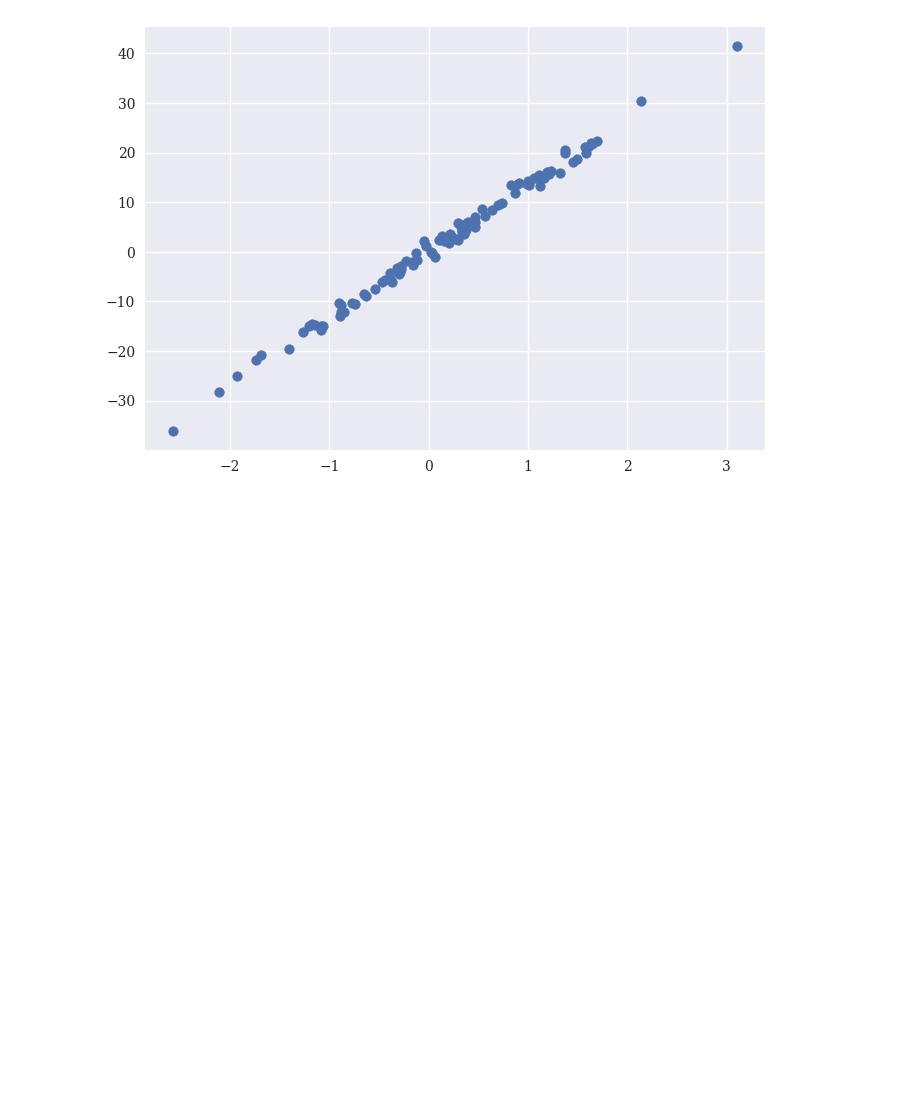
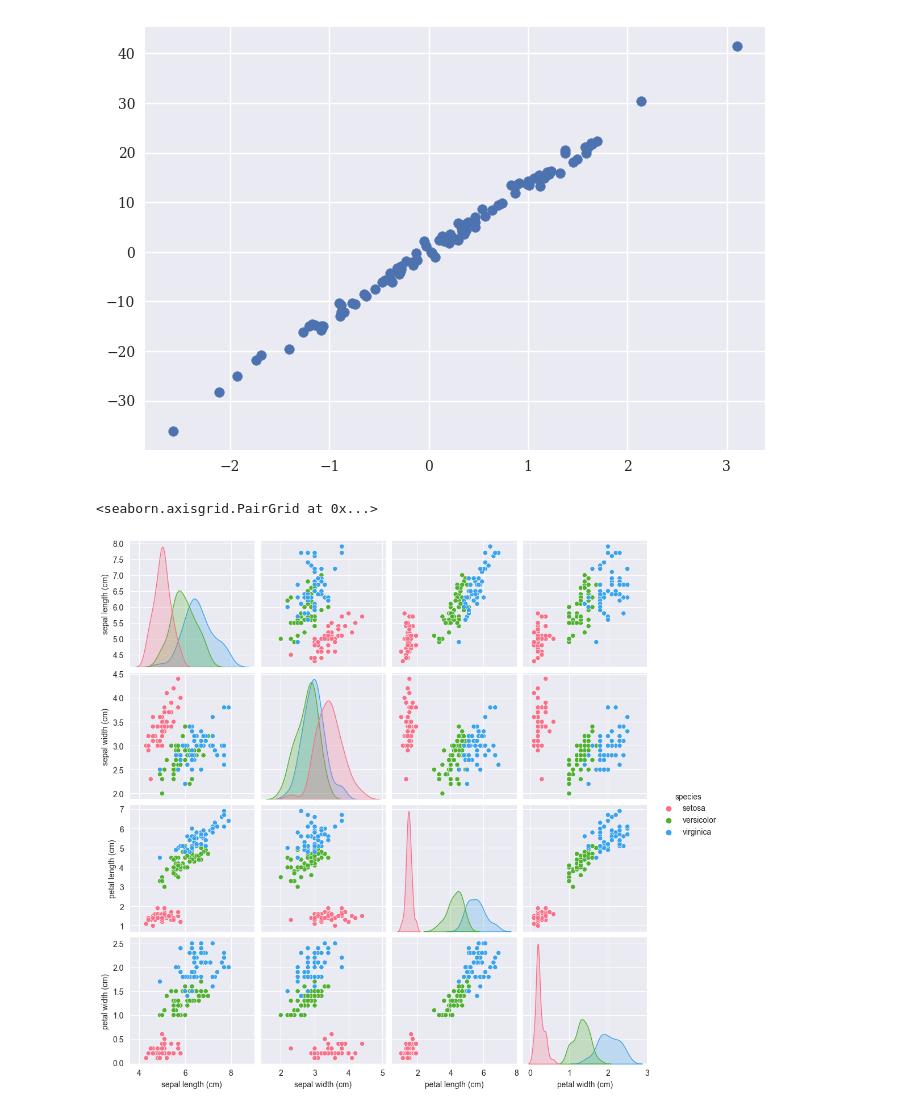
Before and after one commit to eastyell/study_python, a Jupyter notebook: study.ipynb, the cells around one changed output. Drawn from its saved outputs; the diff is of its cells as text; code cells hidden in the pictures; blank space fills up the shorter version.

```diff
--- a/study.ipynb
+++ b/study.ipynb
@@ -1774,3 +1785,19 @@ plt.scatter(X,y)
 plt.show()
 # %% [output]
 [figure]
+# %%
+from sklearn.datasets import load_iris
+import pandas as pd
+import seaborn as sns
+
+iris = load_iris()
+iris_data = pd.DataFrame( iris.data,
+                          columns=iris.feature_names )
+iris_data['species'] = iris.target_names[iris.target]
+iris_data.head(3).append(iris_data.tail(3))
+
+
+sns.pairplot(iris_data, hue='species', palette='husl' )
+# %% [output]
+<seaborn.axisgrid.PairGrid at 0x...>
+[figure, added]
```
Also changed, not shown: parts of 6 cells of this notebook.
